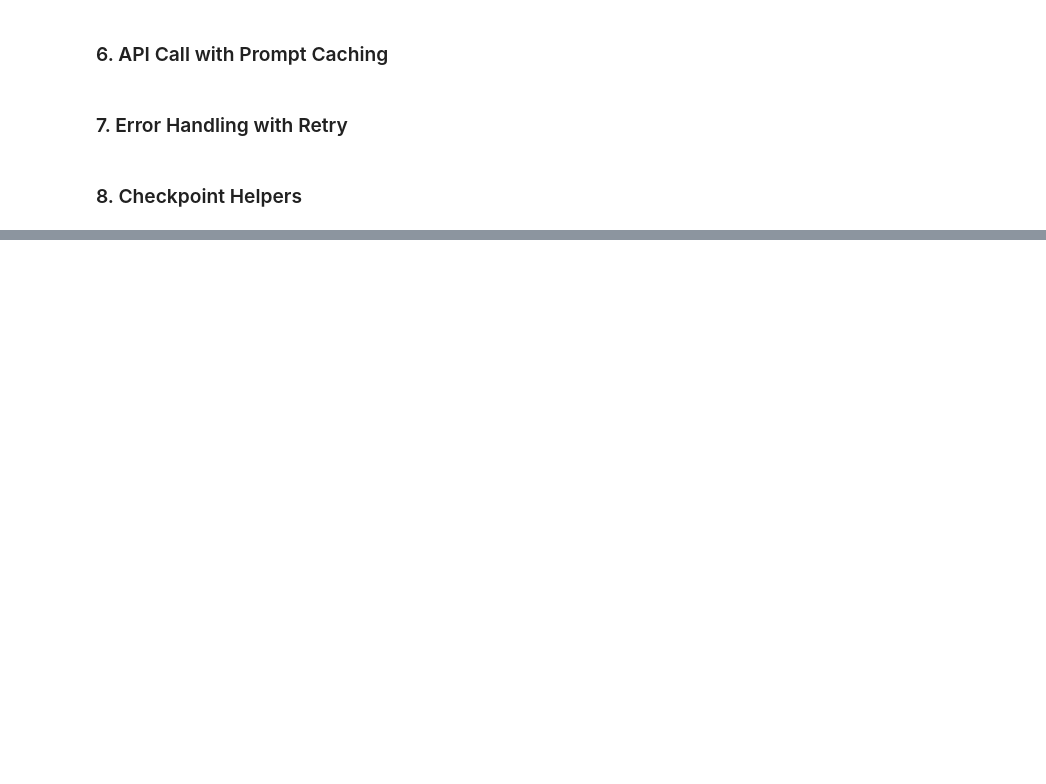
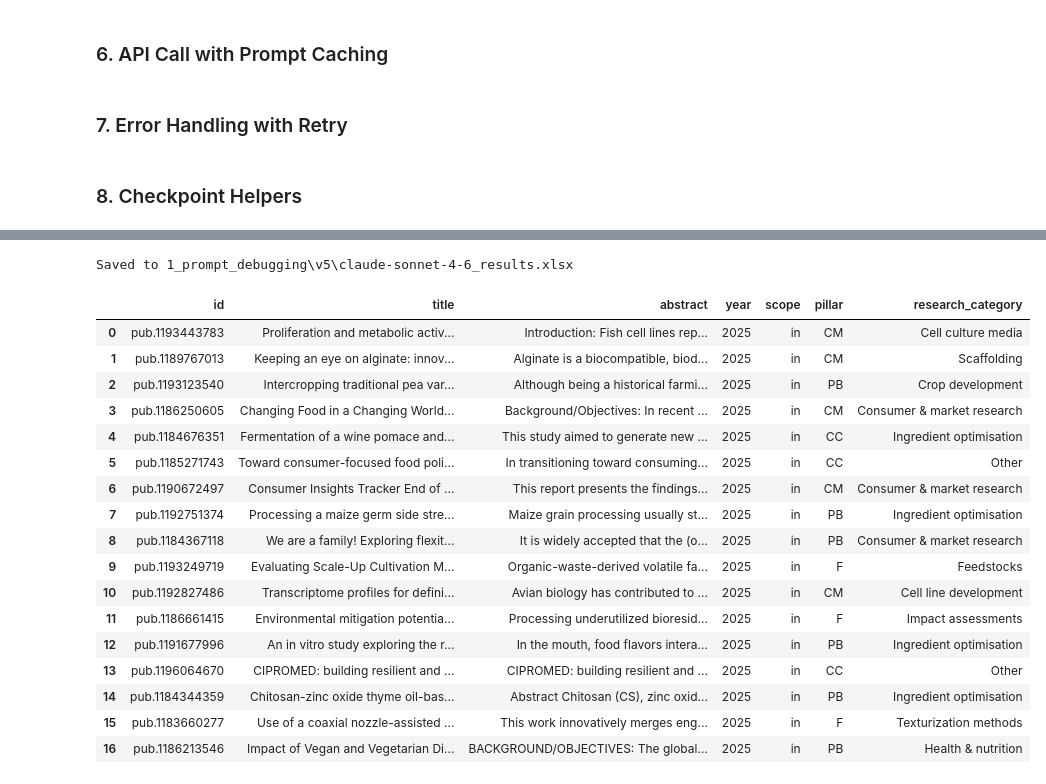
Before and after one commit to violah-fellow/SHEEP, a Jupyter notebook: Publications/GenAI/genai_testing.ipynb, the cells around one changed output, grey strips where cells are left out. Cells and saved outputs as stored; diff of their text form; code cells hidden in the pictures; blank space fills up the shorter version.

```diff
--- a/Publications/GenAI/genai_testing.ipynb
+++ b/Publications/GenAI/genai_testing.ipynb
@@ -355,0 +469,41 @@ comparison
+# %%
+save_dir = Path("1_prompt_debugging/v5") # CHANGE ME
+save_dir.mkdir(parents=True, exist_ok=True)
+
+metrics_df = pd.DataFrame([
+    {"metric": "scope_accuracy",                "value": f"{comparison['correct_scope'].mean():.0%}",               "n": len(comparison)},
+    {"metric": "pillar_accuracy",               "value": f"{comparison['correct_pillar'].mean():.0%}",              "n": len(comparison)},
+    {"metric": "pillar_accuracy_both_in_scope", "value": f"{comparison.loc[both_in, 'correct_pillar'].mean():.0%}", "n": int(both_in.sum())},
+])
+
+with pd.ExcelWriter(save_dir / f"{MODEL}_results.xlsx") as writer:
+    comparison[display_cols].to_excel(writer, sheet_name="comparison", index=False)
+    metrics_df.to_excel(writer, sheet_name="metrics", index=False)
+
+print(f"Saved to {save_dir / f'{MODEL}_results.xlsx'}")
+# %% [output]
+Saved to 1_prompt_debugging\v5\claude-sonnet-4-6_results.xlsx
+# %%
+# Create dataset of only rows where LLM got scope wrong, for re-run with modified prompt
+incorrect_ids = comparison.loc[~comparison["correct_scope"], "id"]
+incorrect_scope_data = DATASET[DATASET["id"].isin(incorrect_ids)].reset_index(drop=True)
+incorrect_scope_data
+# %% [output]
+|  | id | title | abstract | year | scope | pillar | research_category |
+| 0 | pub.1193443783 | Proliferation and metabolic activ... | Introduction: Fish cell lines rep... | 2025 | in | CM | Cell culture media |
+| 1 | pub.1189767013 | Keeping an eye on alginate: innov... | Alginate is a biocompatible, biod... | 2025 | in | CM | Scaffolding |
+| 2 | pub.1193123540 | Intercropping traditional pea var... | Although being a historical farmi... | 2025 | in | PB | Crop development |
+| 3 | pub.1186250605 | Changing Food in a Changing World... | Background/Objectives: In recent ... | 2025 | in | CM | Consumer & market research |
+| 4 | pub.1184676351 | Fermentation of a wine pomace and... | This study aimed to generate new ... | 2025 | in | CC | Ingredient optimisation |
+| 5 | pub.1185271743 | Toward consumer-focused food poli... | In transitioning toward consuming... | 2025 | in | CC | Other |
+| 6 | pub.1190672497 | Consumer Insights Tracker End of ... | This report presents the findings... | 2025 | in | CM | Consumer & market research |
+| 7 | pub.1192751374 | Processing a maize germ side stre... | Maize grain processing usually st... | 2025 | in | PB | Ingredient optimisation |
+| 8 | pub.1184367118 | We are a family! Exploring flexit... | It is widely accepted that the (o... | 2025 | in | PB | Consumer & market research |
+| 9 | pub.1193249719 | Evaluating Scale-Up Cultivation M... | Organic-waste-derived volatile fa... | 2025 | in | F | Feedstocks |
+| 10 | pub.1192827486 | Transcriptome profiles for defini... | Avian biology has contributed to ... | 2025 | in | CM | Cell line development |
+| 11 | pub.1186661415 | Environmental mitigation potentia... | Processing underutilized bioresid... | 2025 | in | F | Impact assessments |
+| 12 | pub.1191677996 | An in vitro study exploring the r... | In the mouth, food flavors intera... | 2025 | in | PB | Ingredient optimisation |
+| 13 | pub.1196064670 | CIPROMED: building resilient and ... | CIPROMED: building resilient and ... | 2025 | in | CC | Other |
+| 14 | pub.1184344359 | Chitosan-zinc oxide thyme oil-bas... | Abstract Chitosan (CS), zinc oxid... | 2025 | in | PB | Ingredient optimisation |
+| 15 | pub.1183660277 | Use of a coaxial nozzle-assisted ... | This work innovatively merges eng... | 2025 | in | F | Texturization methods |
+| 16 | pub.1186213546 | Impact of Vegan and Vegetarian Di... | BACKGROUND/OBJECTIVES: The global... | 2025 | in | PB | Health & nutrition |
```
Also changed, not shown: parts of 11 cells of this notebook, 20 other files.
